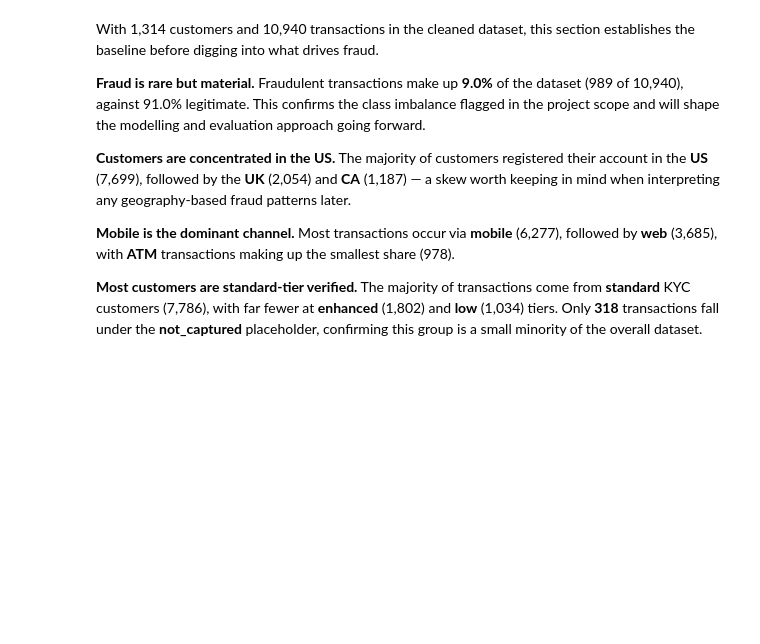
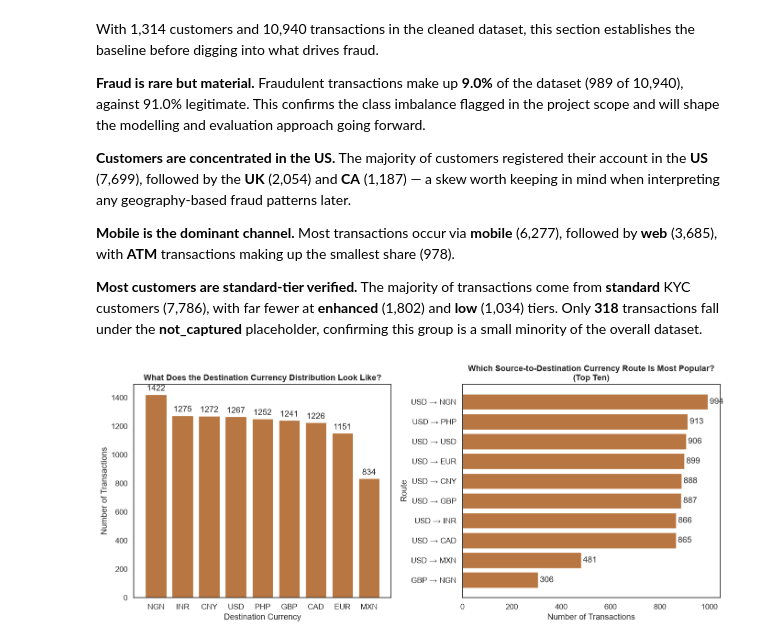
Before and after one commit to LeesiElekwa/Digital_Transfer_Fraud_Detection_System, a Jupyter notebook: Notebooks/ExploratoryAnalysis.ipynb, the cells around one changed output. Cells and saved outputs as stored; diff of their text form; code cells hidden in the pictures; blank space fills up the shorter version.

Commit message:
EDA 1 - Understanding the baseline fraud landscape for Transaction behaviour and Risk scores

```diff
--- a/Notebooks/ExploratoryAnalysis.ipynb
+++ b/Notebooks/ExploratoryAnalysis.ipynb
@@ -103,3 +103,30 @@ With 1,314 customers and 10,940 transactions in the cleaned dataset, this sectio
 **Mobile is the dominant channel.** Most transactions occur via **mobile** (6,277), followed by **web** (3,685), with **ATM** transactions making up the smallest share (978).
 
 **Most customers are standard-tier verified.** The majority of transactions come from **standard** KYC customers (7,786), with far fewer at **enhanced** (1,802) and **low** (1,034) tiers. Only **318** transactions fall under the **not_captured** placeholder, confirming this group is a small minority of the overall dataset.
+# %%
+fig, axes = plt.subplots(1, 2, figsize=(14, 6))
+axes = axes.flatten()
+
+# Q6: What does the destination currency distribution look like?
+dest_counts = df_cleaned_transaction_data["dest_currency"].value_counts()
+bars = axes[0].bar(dest_counts.index, dest_counts.values, color="#B87742")
+axes[0].bar_label(bars, fmt="%d", padding=3)
+axes[0].set_title("What Does the Destination Currency Distribution Look Like?")
+axes[0].set_xlabel("Destination Currency")
+axes[0].set_ylabel("Number of Transactions")
+
+# Q7: Which source-to-destination currency route is most popular?
+df_cleaned_transaction_data["currency_route"] = (
+    df_cleaned_transaction_data["source_currency"] + " → " + df_cleaned_transaction_data["dest_currency"]
+)
+route_counts = df_cleaned_transaction_data["currency_route"].value_counts().head(10)  # top 10
+bars = axes[1].barh(route_counts.index[::-1], route_counts.values[::-1], color="#B87742")
+axes[1].bar_label(bars, fmt="%d", padding=3)
+axes[1].set_title("Which Source-to-Destination Currency Route Is Most Popular?\n(Top Ten)")
+axes[1].set_xlabel("Number of Transactions")
+axes[1].set_ylabel("Route")
+
+plt.tight_layout()
+plt.show()
+# %% [output]
+[figure, added]
```
Also changed, not shown: parts of 8 cells of this notebook.
